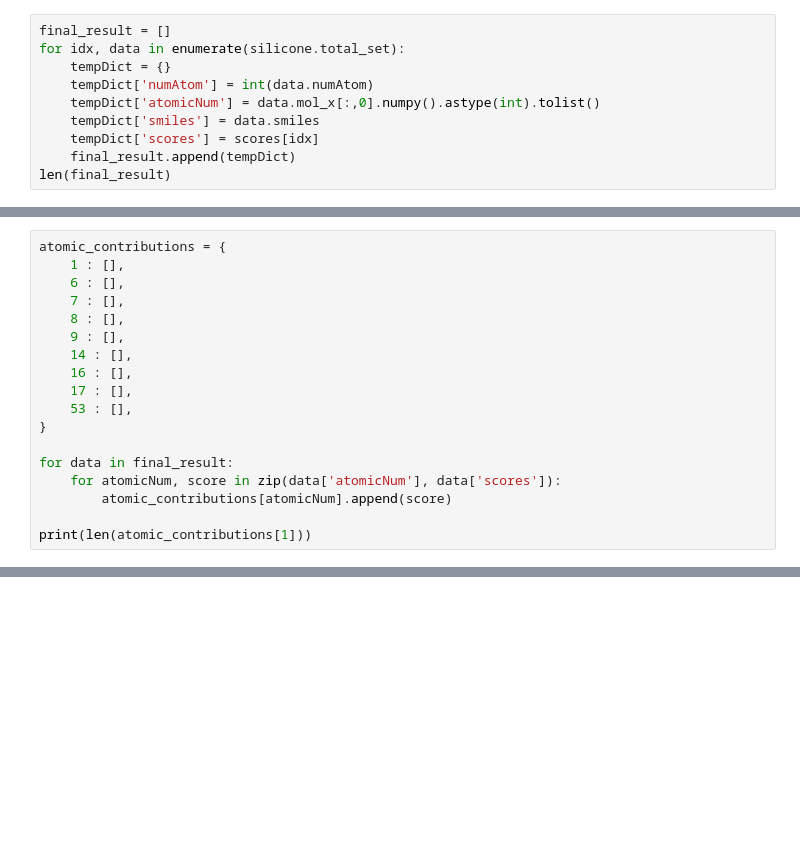
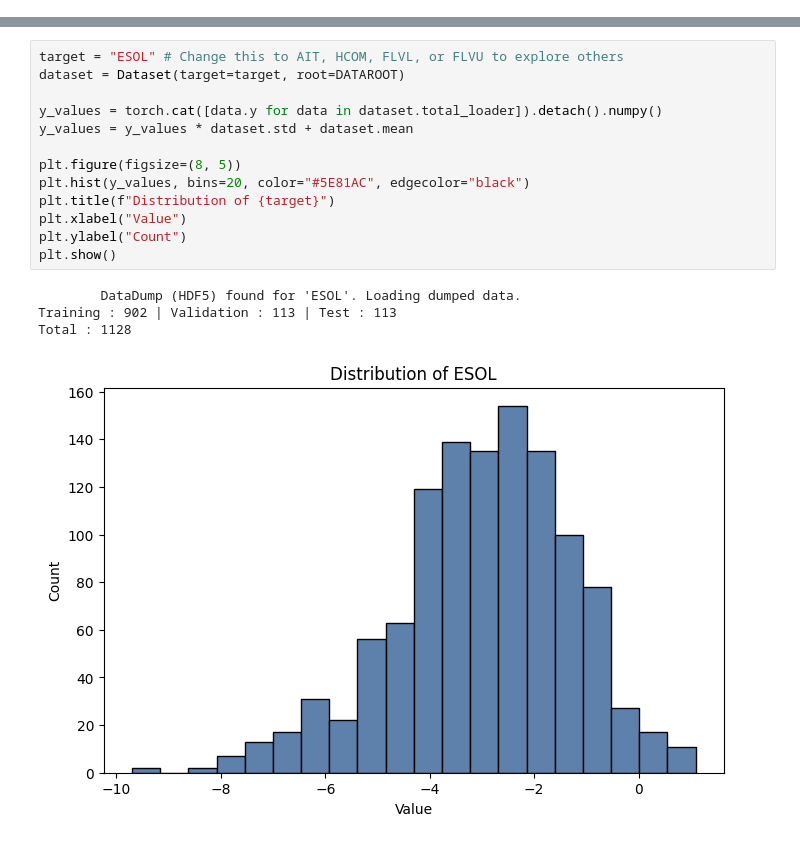
Before and after one commit to SinsuSquid/Chemomile, a Jupyter notebook: examples/Chemomile_Tutorial.ipynb, the cells around one changed output, grey strips where cells are left out. Saved outputs shown, nothing was run; the diff lists cells and outputs as text; blank space fills up the shorter version.

Commit message:
docs: finalize hands-on tutorial with executed outputs and portable paths

```diff
--- a/examples/Chemomile_Tutorial.ipynb
+++ b/examples/Chemomile_Tutorial.ipynb
@@ -957,10 +0,0 @@ print(">:D Done!")
-# %%
-final_result = []
-for idx, data in enumerate(silicone.total_set):
-    tempDict = {}
-    tempDict['numAtom'] = int(data.numAtom)
-    tempDict['atomicNum'] = data.mol_x[:,0].numpy().astype(int).tolist()
-    tempDict['smiles'] = data.smiles
-    tempDict['scores'] = scores[idx]
-    final_result.append(tempDict)
-len(final_result)
@@ -969,18 +0,0 @@ len(final_result)
-# %%
-atomic_contributions = {
-    1 : [],
-    6 : [],
-    7 : [],
-    8 : [],
-    9 : [],
-    14 : [],
-    16 : [],
-    17 : [],
-    53 : [],
-}
-
-for data in final_result:
-    for atomicNum, score in zip(data['atomicNum'], data['scores']):
-        atomic_contributions[atomicNum].append(score)
-
-print(len(atomic_contributions[1]))
@@ -1134,0 +40,18 @@ plt.show()
+# %%
+target = "ESOL" # Change this to AIT, HCOM, FLVL, or FLVU to explore others
+dataset = Dataset(target=target, root=DATAROOT)
+
+y_values = torch.cat([data.y for data in dataset.total_loader]).detach().numpy()
+y_values = y_values * dataset.std + dataset.mean
+
+plt.figure(figsize=(8, 5))
+plt.hist(y_values, bins=20, color="#5E81AC", edgecolor="black")
+plt.title(f"Distribution of {target}")
+plt.xlabel("Value")
+plt.ylabel("Count")
+plt.show()
+# %% [output]
+        DataDump (HDF5) found for 'ESOL'. Loading dumped data.
+Training : 902 | Validation : 113 | Test : 113
+Total : 1128
+[figure, added]
```
Also changed, not shown: parts of 95 cells of this notebook.
